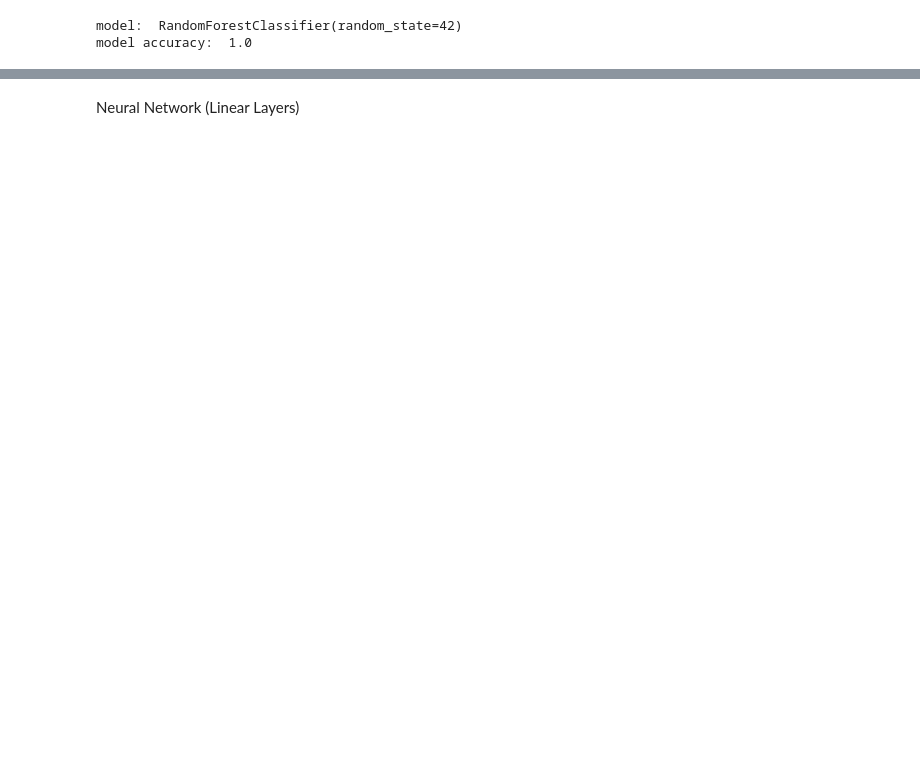
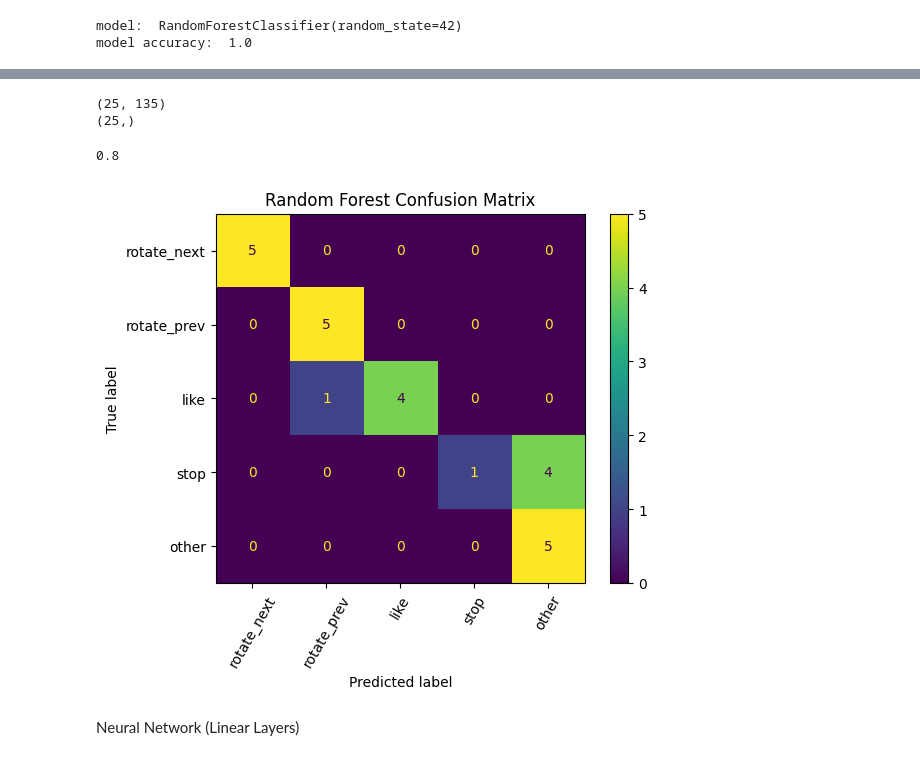
Before and after one commit to alinachen8/MotionMusicPlayer, a Jupyter notebook: code/gesture_recognition.ipynb, the cells around one changed output, grey strips where cells are left out. Saved outputs shown, nothing was run; the diff lists cells and outputs as text; code cells hidden in the pictures; blank space fills up the shorter version.

```diff
--- a/code/gesture_recognition.ipynb
+++ b/code/gesture_recognition.ipynb
@@ -222,3 +230,52 @@ joblib.dump(random_forest, random_forest_path)
+# %%
+holdout_X = []
+holdout_y = []
+total_holdout_files = 0
+
+for label in label_list:
+    holdout_label_path = os.path.join(holdout_data_path, label)
+
+    for holdout_csv in os.listdir(holdout_label_path):
+        csv_path = os.path.join(holdout_label_path, holdout_csv)
+        if not csv_path.endswith('.csv'):  # Only process .csv files
+            continue
+        total_holdout_files += 1
+        df = pd.read_csv(csv_path)
+        df = df.rename(columns={' pitch': 'pitch'})
+        df = df[['accel_x', 'accel_y', 'accel_z', 'rotation_x', 'rotation_y', 'rotation_z', 'pitch', 'roll', 'yaw']]
+        numpy_df = df.to_numpy()
+        # print(numpy_df.shape)
+        # print(df.head())
+        features = extract_features(df, sampling_frequency)
+        # print(len(features))
+        holdout_X.append(np.array(list(features.values())))
+        holdout_y.append(label_to_idx[label])
+# %%
+holdout_X = np.array(holdout_X)
+holdout_y = np.array(holdout_y)
+# %%
+print(holdout_X.shape)
+print(holdout_y.shape)
+# %% [output]
+(25, 135)
+(25,)
+# %%
+holdout_X = scaler.transform(holdout_X)
+# %%
+y_pred_rf = random_forest.predict(holdout_X)
+holdout_accuracy_rf = accuracy_score(holdout_y, y_pred_rf)
+holdout_accuracy_rf
+# %% [output]
+0.8
+# %%
+rf_confusion_matrix = confusion_matrix(holdout_y, y_pred_rf, labels=[0, 1, 2, 3, 4])
+rf_cm_display = metrics.ConfusionMatrixDisplay(confusion_matrix = rf_confusion_matrix, display_labels = label_list)
+rf_cm_display.plot()
+plt.title('Random Forest Confusion Matrix')
+plt.xticks(rotation=60)
+plt.show()
+# %% [output]
+[figure, added]
 # %% [markdown]
 Neural Network (Linear Layers)
 # %%
```
Also changed, not shown: parts of 15 cells of this notebook, 34 other files.
